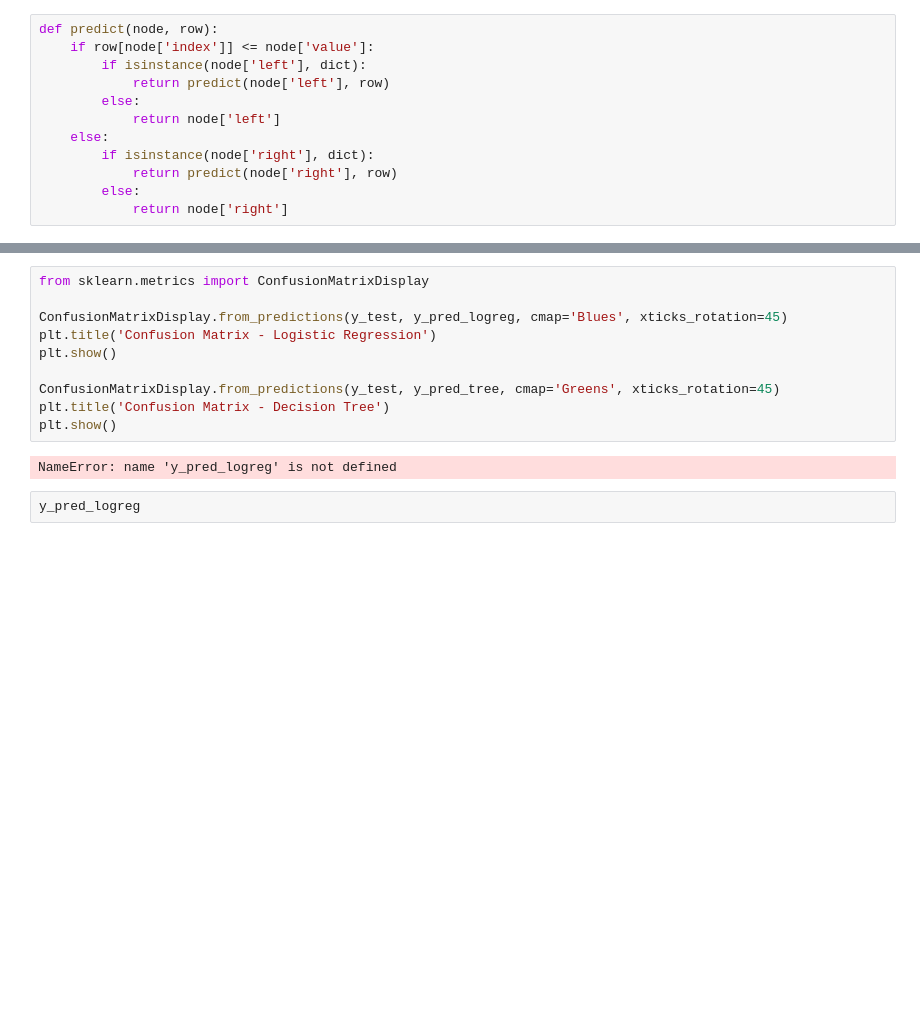
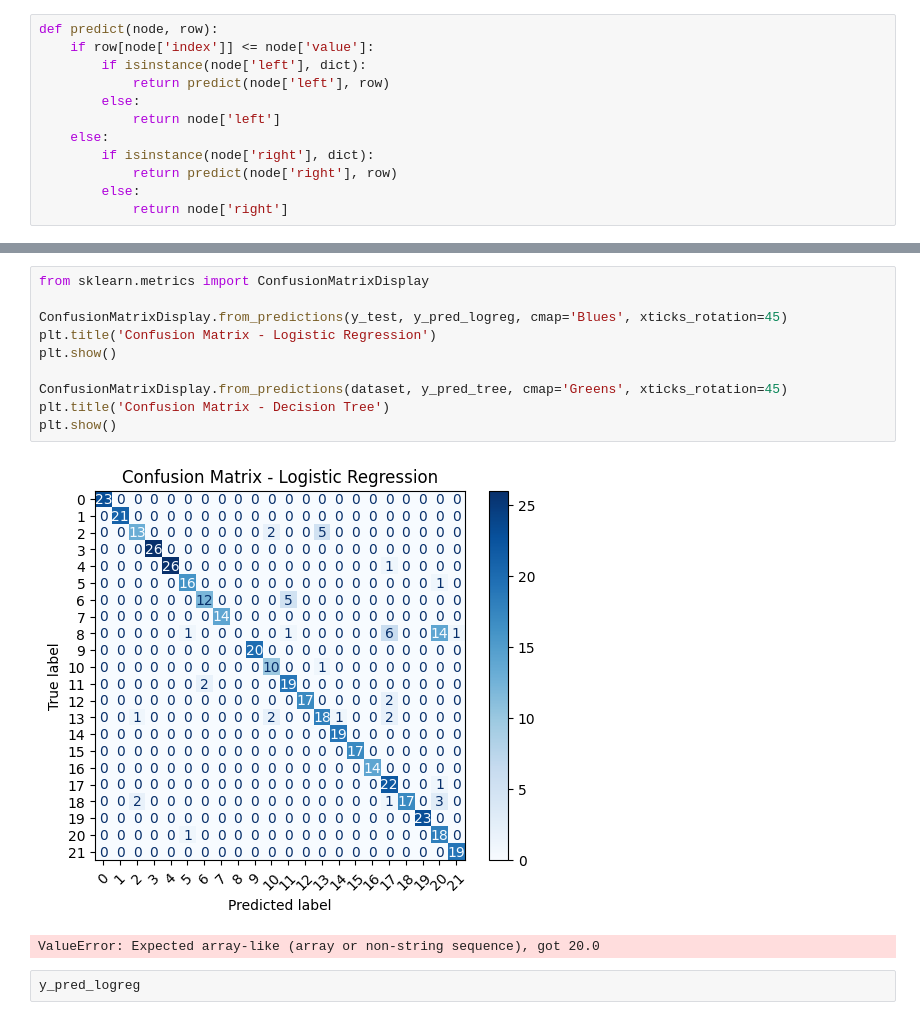
Before and after one commit to szymonszwedzinskiii/DataTemplates, a Jupyter notebook: LogisticRegresionVsDecisionTree.ipynb, the cells around one changed output, grey strips where cells are left out. Cells and saved outputs as stored; diff of their text form; blank space fills up the shorter version.

```diff
--- a/LogisticRegresionVsDecisionTree.ipynb
+++ b/LogisticRegresionVsDecisionTree.ipynb
@@ -204,15 +213,16 @@ plt.show()
 # %%
 from sklearn.metrics import ConfusionMatrixDisplay
 
 ConfusionMatrixDisplay.from_predictions(y_test, y_pred_logreg, cmap='Blues', xticks_rotation=45)
 plt.title('Confusion Matrix - Logistic Regression')
 plt.show()
 
-ConfusionMatrixDisplay.from_predictions(y_test, y_pred_tree, cmap='Greens', xticks_rotation=45)
+ConfusionMatrixDisplay.from_predictions(dataset, y_pred_tree, cmap='Greens', xticks_rotation=45)
 plt.title('Confusion Matrix - Decision Tree')
 plt.show()
 # %% [output]
+[figure, added]
-NameError: name 'y_pred_logreg' is not defined
+ValueError: Expected array-like (array or non-string sequence), got 20.0
 # %%
 y_pred_logreg
 # %% [output]
```
Also changed, not shown: parts of 6 cells of this notebook.
